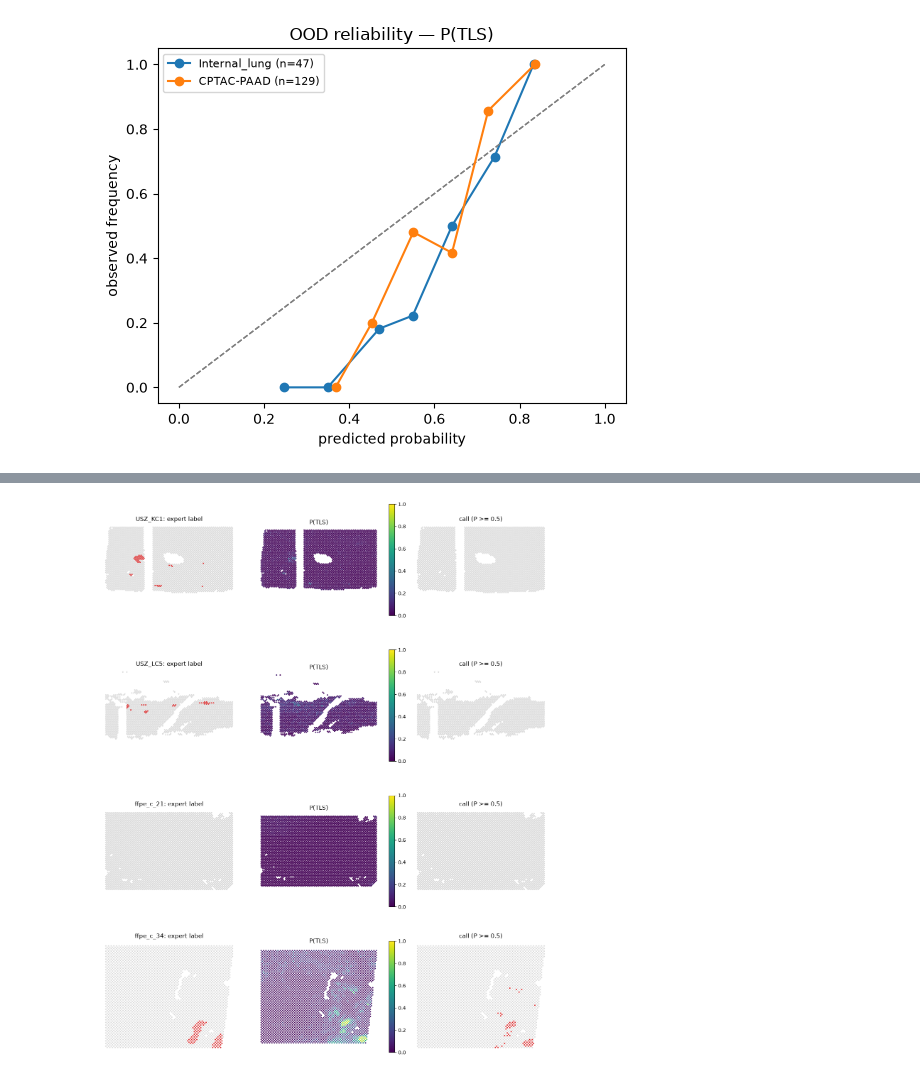
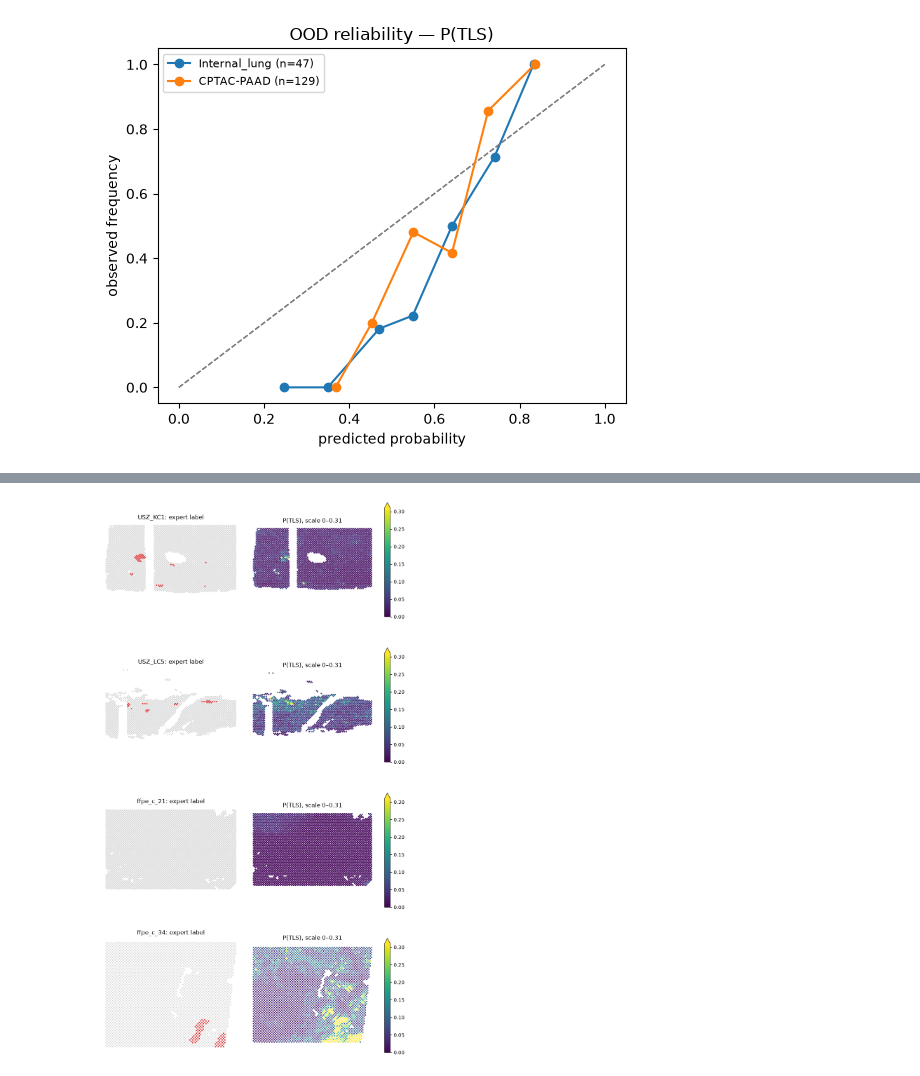
Before and after one commit to onion-42/tls-spatial-bulk, a Jupyter notebook: notebooks/04_predict_ood.ipynb, the cells around one changed output, grey strips where cells are left out. Drawn from its saved outputs; the diff is of its cells as text; code cells hidden in the pictures.

```diff
--- a/notebooks/04_predict_ood.ipynb
+++ b/notebooks/04_predict_ood.ipynb
@@ -104,21 +104,22 @@ Left: expert label. Middle: P(TLS). Right: call at P ≥ 0.5.
 # %%
 test_sections = obs.loc[(obs["split"] == "test") & (obs["unit"] == "spot"), "section"].unique()
 show = sorted(test_sections, key=lambda s: (not s.startswith("USZ"), s))[:4]
-fig, axes = plt.subplots(len(show), 3, figsize=(13, 4.2 * len(show)))
+shown = (obs["section"].isin(show) & (obs["unit"] == "spot")).to_numpy()
+vmax = float(np.ceil(np.quantile(p_tls[shown], 0.99) * 100) / 100)
+fig, axes = plt.subplots(len(show), 2, figsize=(9, 4.2 * len(show)))
 axes = np.atleast_2d(axes)
 for row, section in zip(axes, show):
     spots = ((obs["section"] == section) & (obs["unit"] == "spot")).to_numpy()
     a = ad.read_h5ad(paths["visium_h5ad"] / f"{section}.h5ad", backed="r")
     barcodes = [i.split(":spot:")[1] for i in obs.index[spots]]
     coords = a.obs.loc[barcodes, ["array_row", "array_col"]]
     xs, ys = coords["array_col"].to_numpy(), -coords["array_row"].to_numpy()
     row[0].scatter(xs, ys, c=np.where(obs["tls_any"].to_numpy()[spots] == 1, "#d62728", "#d9d9d9"), s=3)
-    dots = row[1].scatter(xs, ys, c=p_tls[spots], cmap="viridis", vmin=0, vmax=1, s=3)
-    fig.colorbar(dots, ax=row[1], fraction=0.04)
-    row[2].scatter(xs, ys, c=np.where(p_tls[spots] >= 0.5, "#d62728", "#d9d9d9"), s=3)
-    row[0].set_title(f"{section}: expert label"); row[1].set_title("P(TLS)"); row[2].set_title("call (P >= 0.5)")
+    dots = row[1].scatter(xs, ys, c=p_tls[spots], cmap="viridis", vmin=0, vmax=vmax, s=3)
+    fig.colorbar(dots, ax=row[1], fraction=0.04, extend="max")
+    row[0].set_title(f"{section}: expert label"); row[1].set_title(f"P(TLS), scale 0–{vmax:.2f}")
     for ax in row:
         ax.set_aspect("equal"); ax.axis("off")
 fig.tight_layout(); fig.savefig(FIG / "04_spot_maps.png", dpi=110)
 # %% [output]
-[figure, old version]
+[figure, new version]
```
Also changed, not shown: parts of 2 cells of this notebook, 4 other files.
